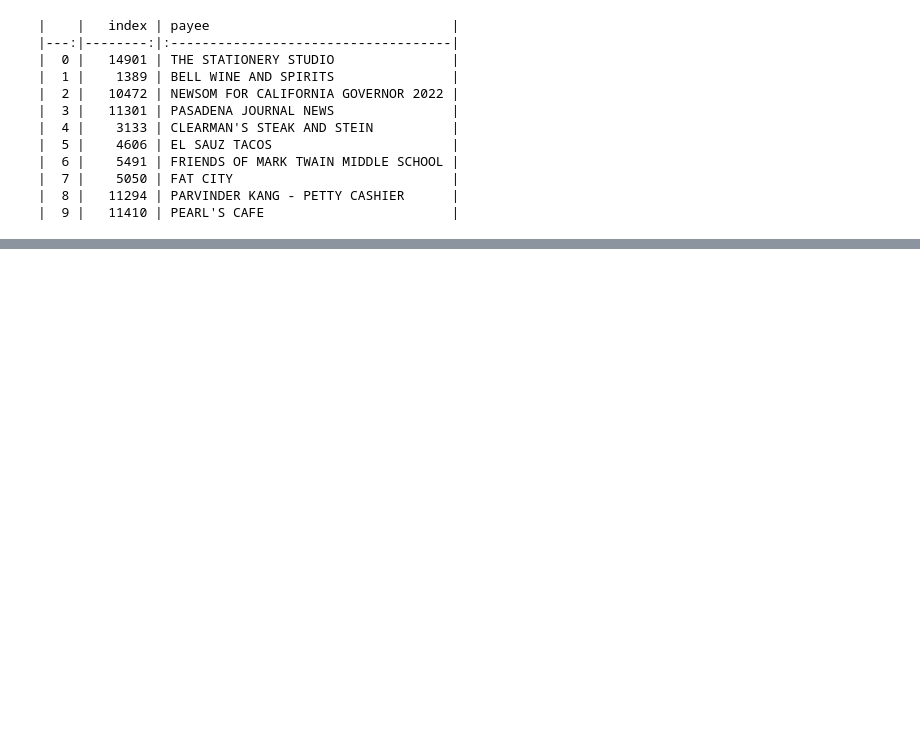
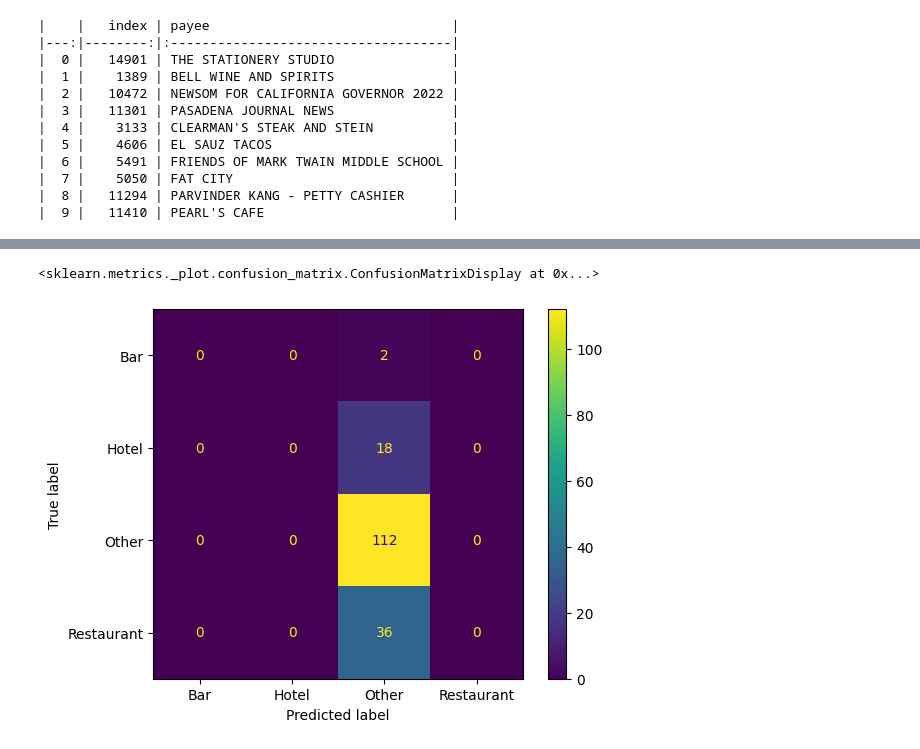
Before and after one commit to palewire/first-llm-classifier, a Jupyter notebook: _notebooks/huggingface.ipynb, the cells around one changed output, grey strips where cells are left out. Drawn from its saved outputs; the diff is of its cells as text; code cells hidden in the pictures; blank space fills up the shorter version.

```diff
--- a/_notebooks/huggingface.ipynb
+++ b/_notebooks/huggingface.ipynb
@@ -198,0 +209,18 @@ weighted avg       0.96      0.93      0.94       168
+# %%
+vectorizer = TfidfVectorizer(
+    sublinear_tf=True,
+    min_df=5,
+    norm="l2",
+    encoding="latin-1",
+    ngram_range=(1, 3),
+)
+preprocessor = ColumnTransformer(
+    transformers=[("payee", vectorizer, "payee")], sparse_threshold=0, remainder="drop"
+)
+pipeline = Pipeline(
+    [("preprocessor", preprocessor), ("classifier", LinearSVC(dual="auto"))]
+)
+# %%
+model = pipeline.fit(training_input, training_output)
+# %%
+predictions = model.predict(test_input)
@@ -198,0 +240,5 @@ weighted avg       0.96      0.93      0.94       168
+# %%
+ConfusionMatrixDisplay.from_predictions(test_output, predictions)
+# %% [output]
+<sklearn.metrics._plot.confusion_matrix.ConfusionMatrixDisplay at 0x...>
+[figure, added]
```
Also changed, not shown: parts of 9 cells of this notebook, 3 other files.
